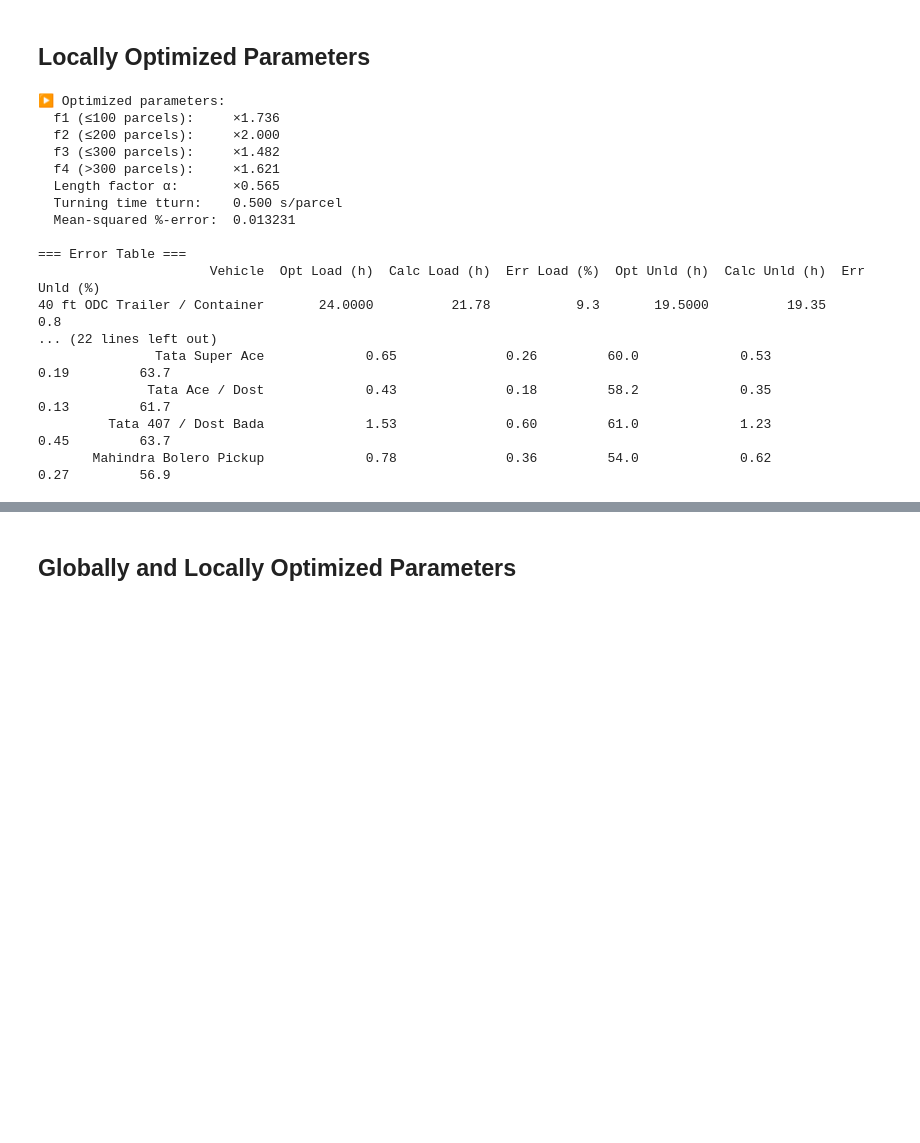
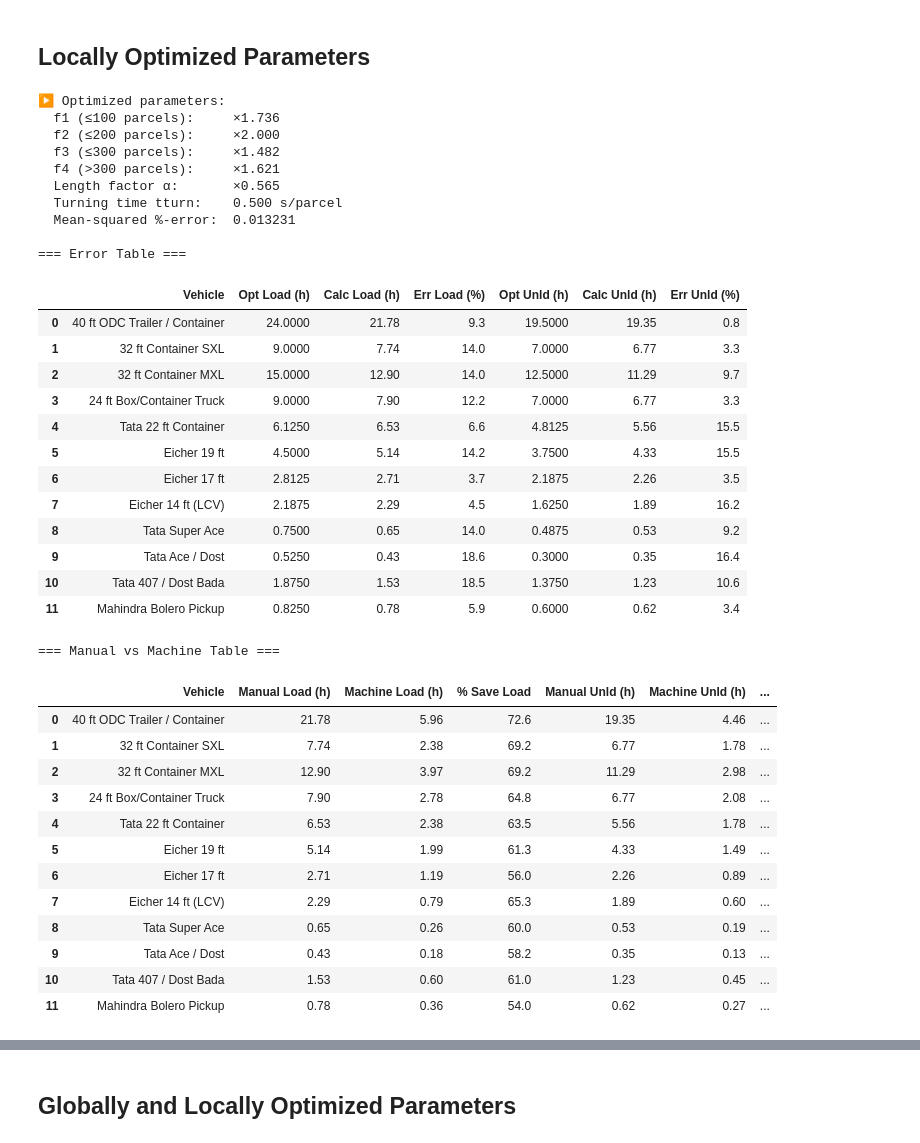
Before and after one commit to arupmahatha-dtdc/Vehicle-Loading-Unloading-Analysis, a Jupyter notebook: Vehicle_Loading_Unloading_Analysis.ipynb, the cells around one changed output, grey strips where cells are left out. Saved outputs shown, nothing was run; the diff lists cells and outputs as text; code cells hidden in the pictures; blank space fills up the shorter version.

```diff
--- a/Vehicle_Loading_Unloading_Analysis.ipynb
+++ b/Vehicle_Loading_Unloading_Analysis.ipynb
@@ -141,8 +141,10 @@ for v, pL, pU in zip(VEHICLES, mL, mU):
     })
 error_df = pd.DataFrame(error_rows)
 
+from IPython.display import display
+
 print("=== Error Table ===")
-print(error_df.to_string(index=False))
+display(error_df)
 
 # 8. Build Manual vs Auto Table
 ma_rows = []
@@ -160,7 +162,7 @@ for v, pL, pU, ML, MU in zip(VEHICLES, mL, mU, machL, machU):
 ma_df = pd.DataFrame(ma_rows)
 
 print("\n=== Manual vs Machine Table ===")
-print(ma_df.to_string(index=False))
+display(ma_df)
 
 # 9. Plotting
 x = np.arange(len(VEHICLES))
@@ -172,40 +174,60 @@ fig, (ax1, ax2) = plt.subplots(1, 2, figsize=(16,6))
 ax1.bar(x - width/2, mL, width, label="Manual Loading")
 ax1.bar(x + width/2, machL, width, label="Machine Loading")
 ax1.set_xticks(x)
 ax1.set_xticklabels([v['type'] for v in VEHICLES], rotation=90)
 ax1.set_ylabel("Time (hours)")
 ax1.set_title("Loading Time: Manual vs Machine")
 ax1.legend()
 
 # Unloading plot
 ax2.bar(x - width/2, mU, width, label="Manual Unloading")
 ax2.bar(x + width/2, machU, width, label="Machine Unloading")
 ax2.set_xticks(x)
 ax2.set_xticklabels([v['type'] for v in VEHICLES], rotation=90)
 ax2.set_ylabel("Time (hours)")
 ax2.set_title("Unloading Time: Manual vs Machine")
 ax2.legend()
 
 plt.tight_layout()
 plt.show()
 # %% [output]
 ▶ Optimized parameters:
   f1 (≤100 parcels):     ×1.736
   f2 (≤200 parcels):     ×2.000
   f3 (≤300 parcels):     ×1.482
   f4 (>300 parcels):     ×1.621
   Length factor α:       ×0.565
   Turning time tturn:    0.500 s/parcel
   Mean‐squared %‐error:  0.013231
 
 === Error Table ===
-                      Vehicle  Opt Load (h)  Calc Load (h)  Err Load (%)  Opt Unld (h)  Calc Unld (h)  Err Unld (%)
-40 ft ODC Trailer / Container       24.0000          21.78           9.3       19.5000          19.35           0.8
-... (22 lines left out)
-               Tata Super Ace             0.65              0.26         60.0             0.53              0.19         63.7
-              Tata Ace / Dost             0.43              0.18         58.2             0.35              0.13         61.7
-         Tata 407 / Dost Bada             1.53              0.60         61.0             1.23              0.45         63.7
-       Mahindra Bolero Pickup             0.78              0.36         54.0             0.62              0.27         56.9
+|  | Vehicle | Opt Load (h) | Calc Load (h) | Err Load (%) | Opt Unld (h) | Calc Unld (h) | Err Unld (%) |
+| 0 | 40 ft ODC Trailer / Container | 24.0000 | 21.78 | 9.3 | 19.5000 | 19.35 | 0.8 |
+| 1 | 32 ft Container SXL | 9.0000 | 7.74 | 14.0 | 7.0000 | 6.77 | 3.3 |
+| 2 | 32 ft Container MXL | 15.0000 | 12.90 | 14.0 | 12.5000 | 11.29 | 9.7 |
+| 3 | 24 ft Box/Container Truck | 9.0000 | 7.90 | 12.2 | 7.0000 | 6.77 | 3.3 |
+| 4 | Tata 22 ft Container | 6.1250 | 6.53 | 6.6 | 4.8125 | 5.56 | 15.5 |
+| 5 | Eicher 19 ft | 4.5000 | 5.14 | 14.2 | 3.7500 | 4.33 | 15.5 |
+| 6 | Eicher 17 ft | 2.8125 | 2.71 | 3.7 | 2.1875 | 2.26 | 3.5 |
+| 7 | Eicher 14 ft (LCV) | 2.1875 | 2.29 | 4.5 | 1.6250 | 1.89 | 16.2 |
+| 8 | Tata Super Ace | 0.7500 | 0.65 | 14.0 | 0.4875 | 0.53 | 9.2 |
+| 9 | Tata Ace / Dost | 0.5250 | 0.43 | 18.6 | 0.3000 | 0.35 | 16.4 |
+| 10 | Tata 407 / Dost Bada | 1.8750 | 1.53 | 18.5 | 1.3750 | 1.23 | 10.6 |
+| 11 | Mahindra Bolero Pickup | 0.8250 | 0.78 | 5.9 | 0.6000 | 0.62 | 3.4 |
+=== Manual vs Machine Table ===
+|  | Vehicle | Manual Load (h) | Machine Load (h) | % Save Load | Manual Unld (h) | Machine Unld (h) | ... |
+| 0 | 40 ft ODC Trailer / Container | 21.78 | 5.96 | 72.6 | 19.35 | 4.46 | ... |
+| 1 | 32 ft Container SXL | 7.74 | 2.38 | 69.2 | 6.77 | 1.78 | ... |
+| 2 | 32 ft Container MXL | 12.90 | 3.97 | 69.2 | 11.29 | 2.98 | ... |
+| 3 | 24 ft Box/Container Truck | 7.90 | 2.78 | 64.8 | 6.77 | 2.08 | ... |
+| 4 | Tata 22 ft Container | 6.53 | 2.38 | 63.5 | 5.56 | 1.78 | ... |
+| 5 | Eicher 19 ft | 5.14 | 1.99 | 61.3 | 4.33 | 1.49 | ... |
+| 6 | Eicher 17 ft | 2.71 | 1.19 | 56.0 | 2.26 | 0.89 | ... |
+| 7 | Eicher 14 ft (LCV) | 2.29 | 0.79 | 65.3 | 1.89 | 0.60 | ... |
+| 8 | Tata Super Ace | 0.65 | 0.26 | 60.0 | 0.53 | 0.19 | ... |
+| 9 | Tata Ace / Dost | 0.43 | 0.18 | 58.2 | 0.35 | 0.13 | ... |
+| 10 | Tata 407 / Dost Bada | 1.53 | 0.60 | 61.0 | 1.23 | 0.45 | ... |
+| 11 | Mahindra Bolero Pickup | 0.78 | 0.36 | 54.0 | 0.62 | 0.27 | ... |
 [figure]
 # %% [markdown]
 ## Globally and Locally Optimized Parameters
```
Also changed, not shown: parts of 1 cell of this notebook.
